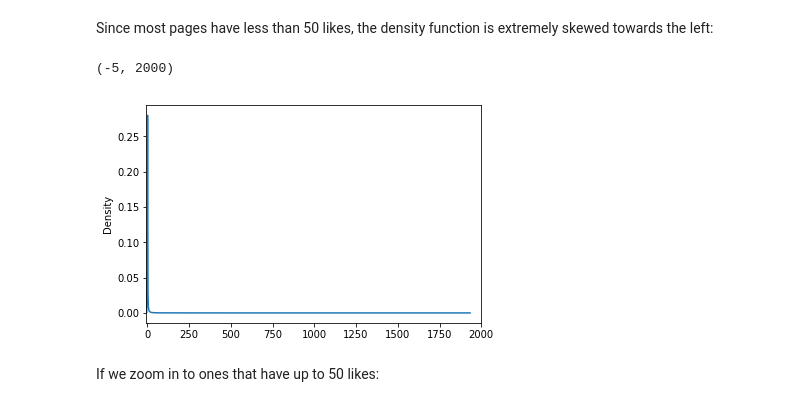
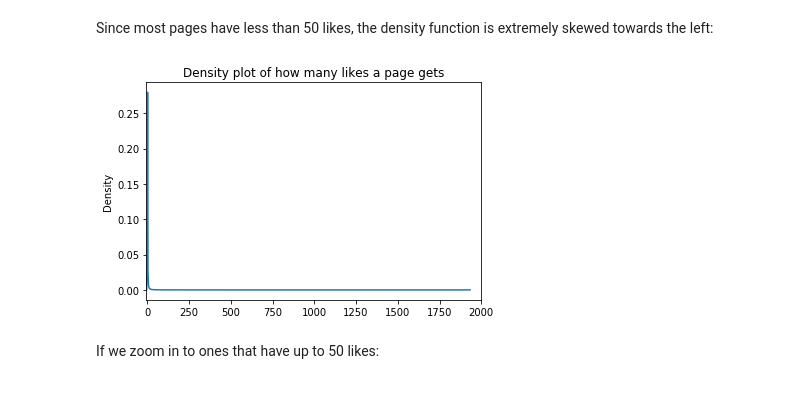
Before and after one commit to k1c/Facebook-User-Predictions, a Jupyter notebook: notebooks/relation_exploratory_analysis.ipynb, the cells around one changed output. Drawn from its saved outputs; the diff is of its cells as text; code cells hidden in the pictures.

```diff
--- a/notebooks/relation_exploratory_analysis.ipynb
+++ b/notebooks/relation_exploratory_analysis.ipynb
@@ -6,7 +6,7 @@ import numpy as np
 # %% [markdown]
 # Relation.csv
 # %%
-relation_df_train = pd.read_csv('../../data/Train/Relation/Relation.csv').drop(columns=['Unnamed: 0'])
+relation_df_train = pd.read_csv('../../new_data/Train/Relation/Relation.csv').drop(columns=['Unnamed: 0'])
 relation_df_train.head()
 # %% [output]
 |  | userid | like_id |
@@ -43,10 +43,12 @@ Pages with <= 50 likes: 531612
 Pages with > 50 likes: 4592
 # %% [markdown]
 Since most pages have less than 50 likes, the density function is extremely skewed towards the left:
-# %%
-page_id_like_counts.plot.kde().set_xlim(-5, 2000)
-# %% [output]
-(-5, 2000)
-[figure, removed]
+# %%
+plot = page_id_like_counts.plot.kde()
+plot.set_xlim(-5, 2000)
+plot.set_title('Density plot of how many likes a page gets')
+plt.show()
+# %% [output]
+[figure, added]
 # %% [markdown]
 If we zoom in to ones that have up to 50 likes:
```
Also changed, not shown: parts of 6 cells of this notebook, 9 other files.
